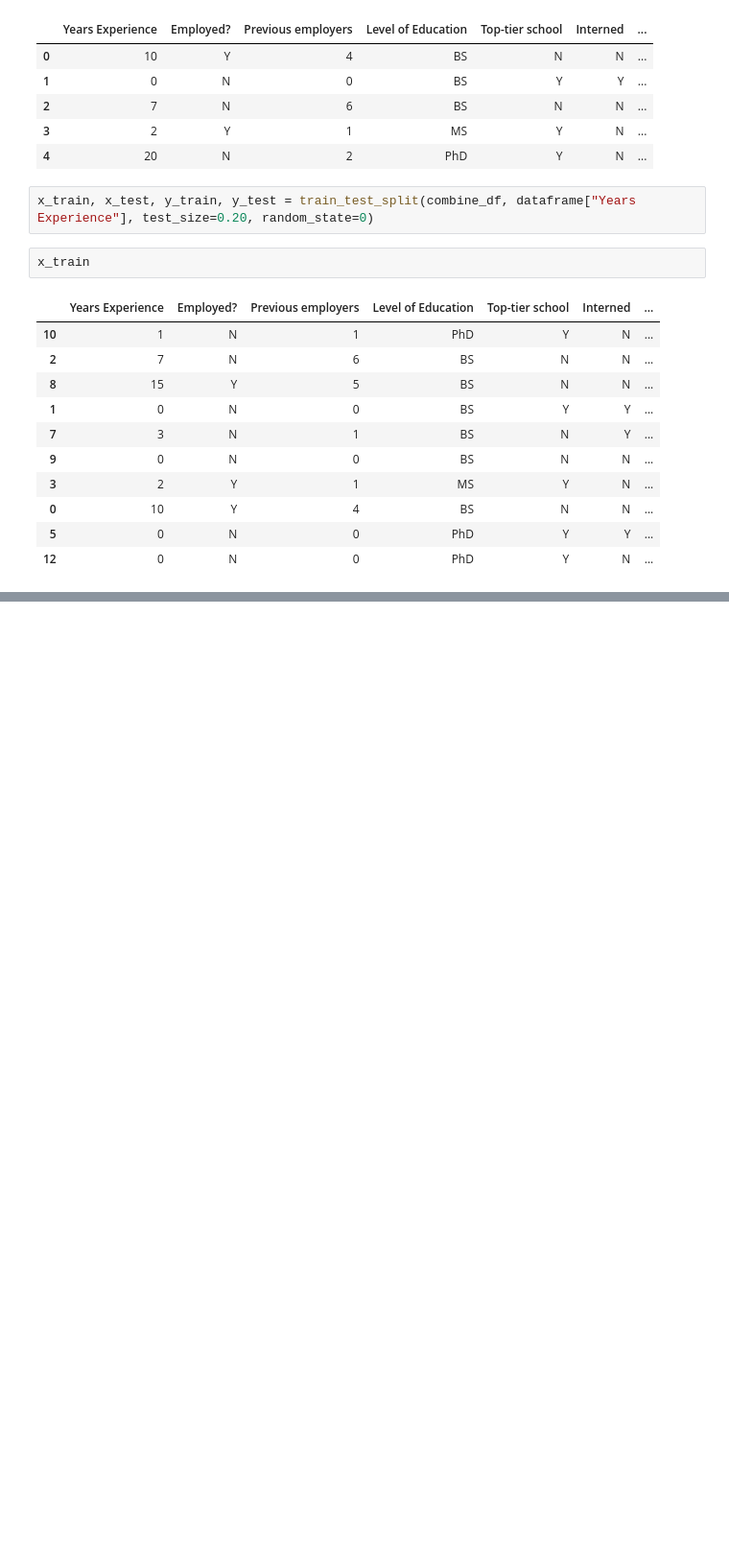
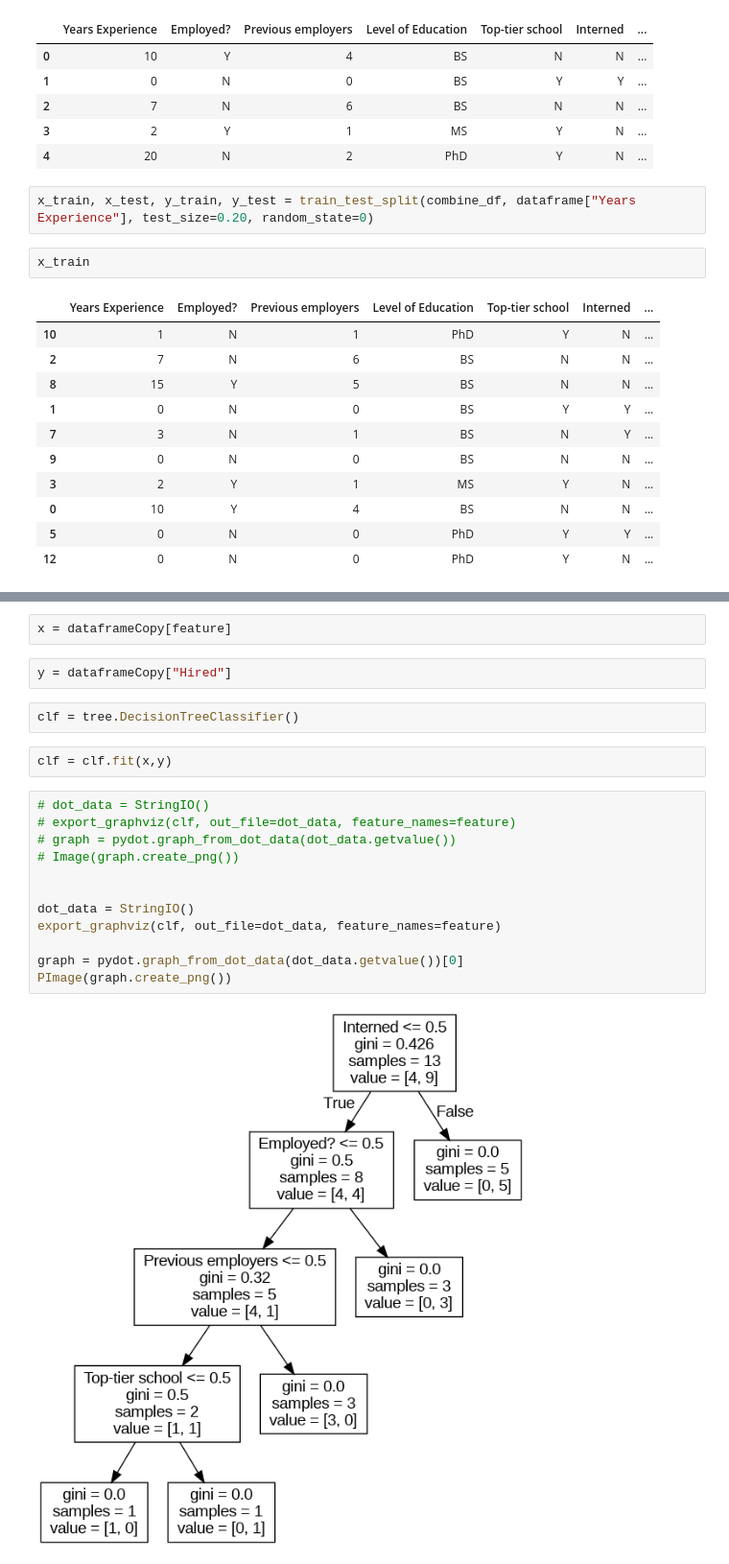
Before and after one commit to arbeeorlar/data_science, a Jupyter notebook: Decision_Tree.ipynb, the cells around one changed output, grey strips where cells are left out. Shown: that part at 96% size. Drawn from its saved outputs; the diff is of its cells as text; blank space fills up the shorter version.

```diff
--- a/Decision_Tree.ipynb
+++ b/Decision_Tree.ipynb
@@ -143,0 +170,22 @@ dataframe
+# %%
+x = dataframeCopy[feature]
+# %%
+y = dataframeCopy["Hired"]
+# %%
+clf = tree.DecisionTreeClassifier()
+# %%
+clf = clf.fit(x,y)
+# %%
+# dot_data = StringIO()
+# export_graphviz(clf, out_file=dot_data, feature_names=feature)
+# graph = pydot.graph_from_dot_data(dot_data.getvalue())
+# Image(graph.create_png())
+
+
+dot_data = StringIO()
+export_graphviz(clf, out_file=dot_data, feature_names=feature)
+
+graph = pydot.graph_from_dot_data(dot_data.getvalue())[0]
+PImage(graph.create_png())
+# %% [output]
+[figure, added]
```
Also changed, not shown: parts of 7 cells of this notebook.
